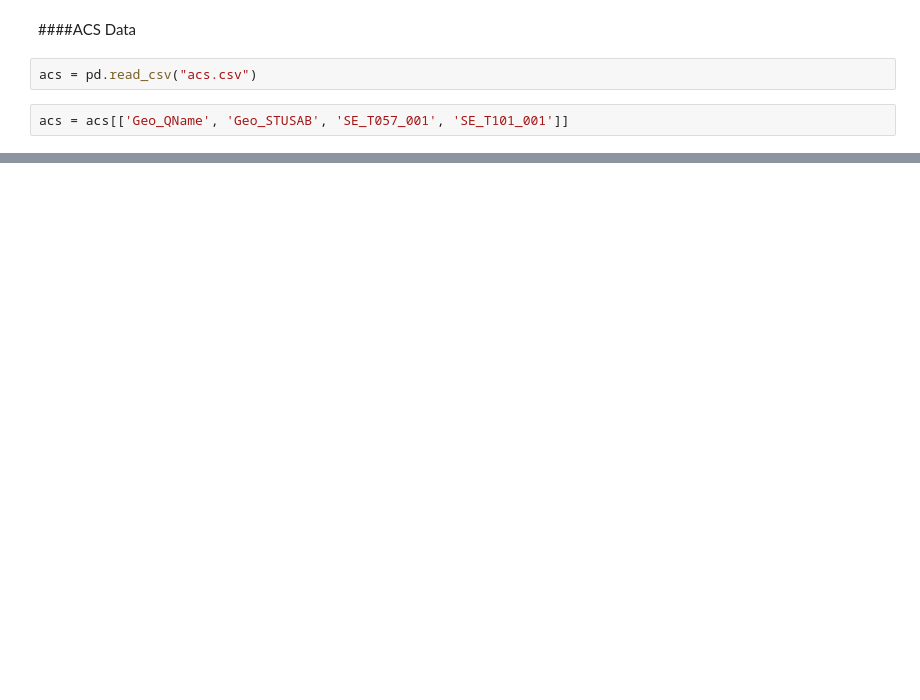
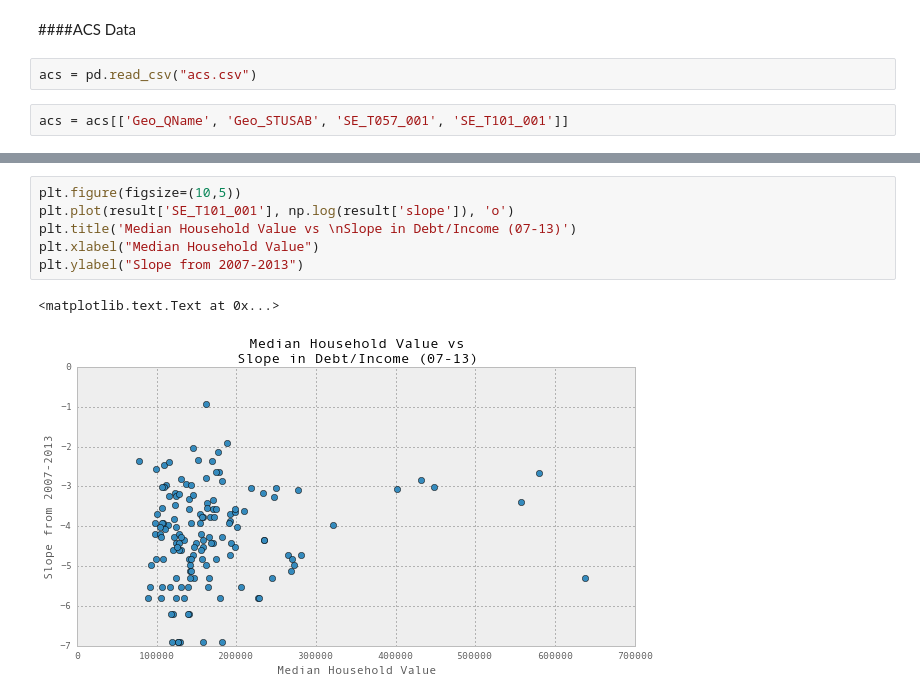
Before and after one commit to krl22785/HMDA-Analysis, a Jupyter notebook: DebtIncome/debtincome.ipynb, the cells around one changed output, grey strips where cells are left out. Cells and saved outputs as stored; diff of their text form; blank space fills up the shorter version.

```diff
--- a/DebtIncome/debtincome.ipynb
+++ b/DebtIncome/debtincome.ipynb
@@ -121,0 +118,9 @@ y.upper()
+# %%
+plt.figure(figsize=(10,5))
+plt.plot(result['SE_T101_001'], np.log(result['slope']), 'o')
+plt.title('Median Household Value vs \nSlope in Debt/Income (07-13)')
+plt.xlabel("Median Household Value")
+plt.ylabel("Slope from 2007-2013")
+# %% [output]
+<matplotlib.text.Text at 0x...>
+[figure, added]
```
Also changed, not shown: parts of 15 cells of this notebook.
